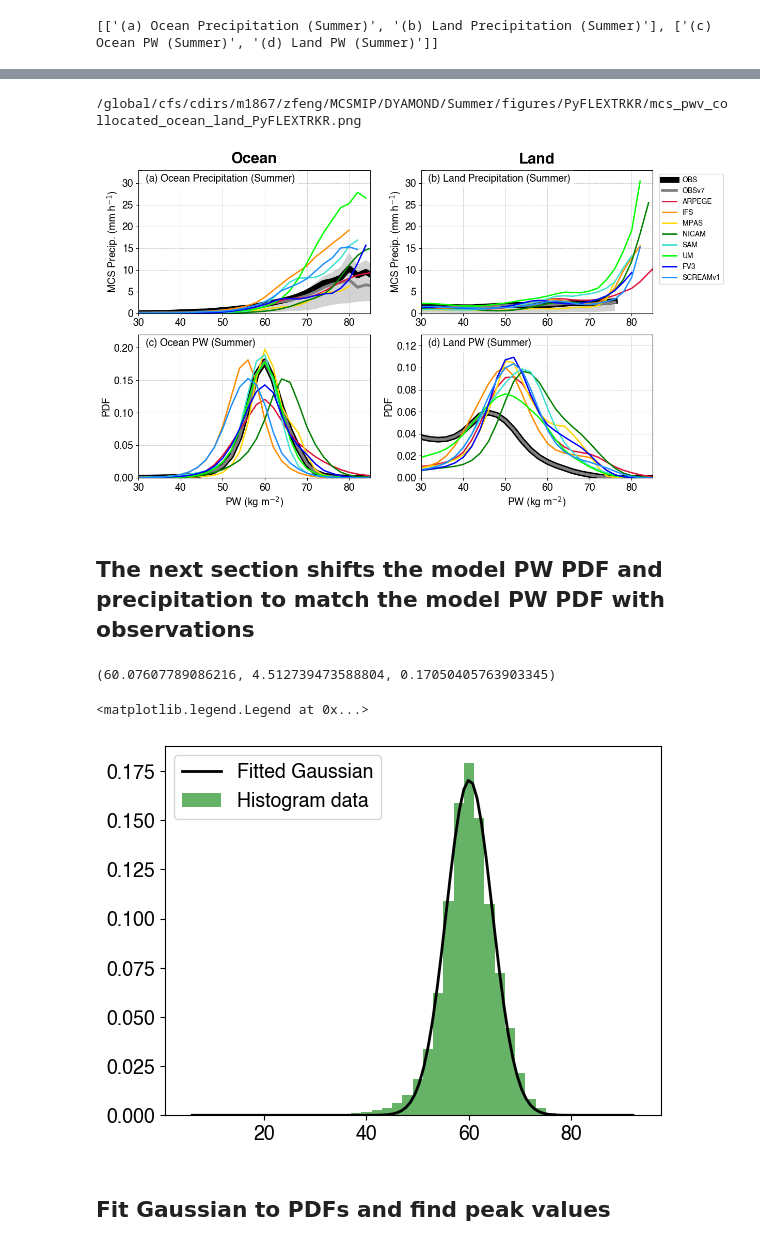
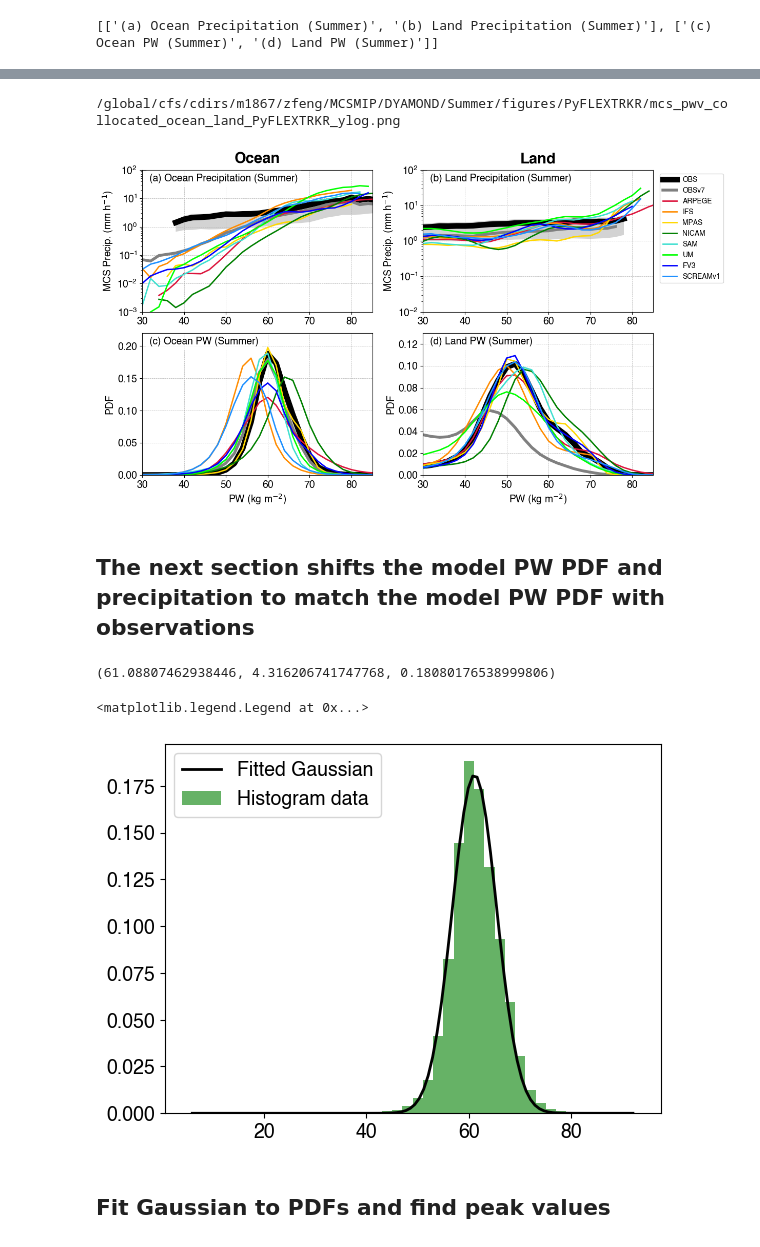
Before and after one commit to WACCEM/MCSMIP-DYAMOND, a Jupyter notebook: Notebooks/mcsmip_mcs_intqv_pair_mean_1tracker.ipynb, the cells around one changed output, grey strips where cells are left out. Drawn from its saved outputs; the diff is of its cells as text; code cells hidden in the pictures.

```diff
--- a/Notebooks/mcsmip_mcs_intqv_pair_mean_1tracker.ipynb
+++ b/Notebooks/mcsmip_mcs_intqv_pair_mean_1tracker.ipynb
@@ -157,33 +160,40 @@ ds.mcs_land.plot.line(x='bins', ax=axes[1])
 # %%
 # Min pdf threshold
 min_pdf_thresh = 1e-4
-# min_pdf_thresh = 1e-6
+# min_pdf_thresh = 0.5e-5
+
+# Min number of sample threshold
+min_ns_thresh = 10
 # %%
 # Normalize the number of samples in each bin by the total sample
 mcs_ocean_ns = ds.mcs_ocean_ns
-total_ocean_ns = ds.total_ocean_ns
+# total_ocean_ns = ds.total_ocean_ns
 mcs_ocean_pdf = mcs_ocean_ns / mcs_ocean_ns.sum(dim='bins')
-total_ocean_pdf = total_ocean_ns / total_ocean_ns.sum(dim='bins')
+# total_ocean_pdf = total_ocean_ns / total_ocean_ns.sum(dim='bins')
 
 # Filter bins with insufficient samples
-mcs_ocean = ds.mcs_ocean.where(mcs_ocean_pdf > min_pdf_thresh)
-total_ocean = ds.total_ocean.where(total_ocean_pdf > min_pdf_thresh)
+mcs_ocean = ds.mcs_ocean.where(mcs_ocean_ns > min_ns_thresh)
+# mcs_ocean = ds.mcs_ocean.where(mcs_ocean_pdf > min_pdf_thresh)
+# total_ocean = ds.total_ocean.where(total_ocean_pdf > min_pdf_thresh)
 
 # Normalize the number of samples in each bin by the total sample
 mcs_land_ns = ds.mcs_land_ns
-total_land_ns = ds.total_land_ns
+# total_land_ns = ds.total_land_ns
 mcs_land_pdf = mcs_land_ns / mcs_land_ns.sum(dim='bins')
-total_land_pdf = total_land_ns / total_land_ns.sum(dim='bins')
+# total_land_pdf = total_land_ns / total_land_ns.sum(dim='bins')
 
 # Filter bins with insufficient samples
-mcs_land = ds.mcs_land.where(mcs_land_pdf > min_pdf_thresh)
-total_land = ds.total_land.where(total_land_pdf > min_pdf_thresh)
+mcs_land = ds.mcs_land.where(mcs_land_ns > min_ns_thresh)
+# mcs_land = ds.mcs_land.where(mcs_land_pdf > min_pdf_thresh)
+# total_land = ds.total_land.where(total_land_pdf > min_pdf_thresh)
 
 # Filter interquartile value bins with insufficient samples
 mcs_ocean25 = dse_qrt.mcs_ocean_25.where(mcs_ocean_pdf.sel(source='obs') > min_pdf_thresh)
 mcs_ocean75 = dse_qrt.mcs_ocean_75.where(mcs_ocean_pdf.sel(source='obs') > min_pdf_thresh)
+mcs_ocean90 = dse_qrt.mcs_ocean_90.where(mcs_ocean_pdf.sel(source='obs') > min_pdf_thresh)
 mcs_land25 = dse_qrt.mcs_land_25.where(mcs_land_pdf.sel(source='obs') > min_pdf_thresh)
 mcs_land75 = dse_qrt.mcs_land_75.where(mcs_land_pdf.sel(source='obs') > min_pdf_thresh)
+mcs_land90 = dse_qrt.mcs_land_90.where(mcs_land_pdf.sel(source='obs') > min_pdf_thresh)
 # %%
 fig, axes = plt.subplots(1, 2, figsize=[12,5], dpi=100)
 mcs_ocean_pdf.plot.line(x='bins', ax=axes[0])
@@ -229,7 +239,7 @@ total_land.plot.line(x='bins', ax=axes[1])
 # %%
 def plot_lines_mxn(nrow, ncol, data_arr, xbin, qrt_arr,
                  titles=None, titles_loc=None, title_ha=None, xlabels=None, ylabels=None, xticks=None, legends=None, legend_loc=None, legend_ncol=None,
-                 fontsize=None, legend_fontsize=None, legend_anchor=None, xlims=None, ylims=None, col_labels=None, wspace=None, hspace=None,
+                 fontsize=None, legend_fontsize=None, legend_anchor=None, xlims=None, ylims=None, yscale=None, col_labels=None, wspace=None, hspace=None,
                  shade_dict=None, shade_qrt=None, draw_arrow=False, text_dict=None, figname=None, figsize=None, inset_flag=None):
 
     mpl.rcParams['font.size'] = fontsize
@@ -309,6 +319,7 @@ def plot_lines_mxn(nrow, ncol, data_arr, xbin, qrt_arr,
             if xticks is not None: ax.set_xticks(xticks[col])
             if ylims is not None: ax.set_ylim(ylims[row][col][0], ylims[row][col][1])
             if xlims is not None: ax.set_xlim(xlims[col][0], xlims[col][1])
+            if yscale is not None: ax.set_yscale(yscale[row][col])
             # ax.set_title(titles[row][col], loc='left')
             # Make title within the axis
             flabel = ax.text(titles_loc[0], titles_loc[1], titles[row][col], ha=title_ha, transform=ax.transAxes, fontsize=fontsize)
@@ -356,40 +414,40 @@ qrt_arr = [
     [(mcs_ocean25, mcs_ocean75), (mcs_land25, mcs_land75)],
     [None, None],
 ]
 xbin = mcs_ocean.bins
 legends = name_map
 nrow = len(data_arr)
 ncol = 2
 col_labels = ['Ocean', 'Land']
 titles_loc = [0.03, 0.92]
 title_ha = 'left'
 xlabels = ['PW (kg m$^{-2}$)','PW (kg m$^{-2}$)']
 ylabels = [['MCS Precip. (mm h$^{-1}$)', 'MCS Precip. (mm h$^{-1}$)'],['PDF', 'PDF']]
 xticks = None
 xlims = [(30,85),(30,85)]
-ylims = [[(0,33),(0,33)],[(0,0.22),(0,0.13)]]
+# ylims = [[(0,33),(0,33)],[(0,0.22),(0,0.13)]]
+ylims = [[(1e-3,100),(1e-2,100)],[(0,0.22),(0,0.13)]]
+yscale = [['log','log'],['linear','linear']]
 
 legend_loc = 'upper right'
 legend_ncol = 1
 legend_anchor = (1.32, 1)
 fontsize = 14
 legend_fontsize = 10
 figsize = [12,7]
 wspace = 0.22
 hspace = 0.15
-# text_dict = {'text': f'{diameter_km:.0f}km', 'x': 1.0, 'y':0.96, 'ha':'right', 'va':'center', 'fontsize':fontsize*1.5}
 text_dict = None
-# shade_dict = {'xmin':60, 'xmax':70, 'color':'lightskyblue', 'alpha':0.2}
 shade_dict = None
-figname = f'{figdir}mcs_pwv_collocated_ocean_land_{tracker}.png'
+figname = f'{figdir}mcs_pwv_collocated_ocean_land_{tracker}_ylog.png'
 print(figname)
 fig = plot_lines_mxn(nrow, ncol, data_arr, xbin, qrt_arr,
                    titles=titles, titles_loc=titles_loc, title_ha=title_ha, xlabels=xlabels, ylabels=ylabels, xticks=xticks, legends=legends, legend_loc=legend_loc, legend_ncol=legend_ncol,
-                   fontsize=fontsize, legend_fontsize=legend_fontsize, legend_anchor=legend_anchor, xlims=xlims, ylims=ylims, col_labels=col_labels, wspace=wspace, hspace=hspace,
+                   fontsize=fontsize, legend_fontsize=legend_fontsize, legend_anchor=legend_anchor, xlims=xlims, ylims=ylims, yscale=yscale, col_labels=col_labels, wspace=wspace, hspace=hspace,
                    shade_dict=shade_dict, shade_qrt=True, draw_arrow=False, text_dict=text_dict, figname=figname, figsize=figsize)
 # %% [output]
-/global/cfs/cdirs/m1867/zfeng/MCSMIP/DYAMOND/Summer/figures/PyFLEXTRKR/mcs_pwv_collocated_ocean_land_PyFLEXTRKR.png
+/global/cfs/cdirs/m1867/zfeng/MCSMIP/DYAMOND/Summer/figures/PyFLEXTRKR/mcs_pwv_collocated_ocean_land_PyFLEXTRKR_ylog.png
-[figure, old version]
+[figure, new version]
 # %% [markdown]
 ## The next section shifts the model PW PDF and precipitation to match the model PW PDF with observations
 # %%
@@ -418,7 +476,7 @@ def find_peak_value(bin_centers, histogram_values):
 mu, sigma, A = find_peak_value(xbin, mcs_ocean_pdf.sel(source='obs').values)
 mu, sigma, A
 # %% [output]
-(60.07607789086216, 4.512739473588804, 0.17050405763903345)
+(61.08807462938446, 4.316206741747768, 0.18080176538999806)
 # %%
 # Plot the histogram and the fitted Gaussian function
 plt.bar(xbin, mcs_ocean_pdf.sel(source='obs'), width=(xbin[1] - xbin[0]), alpha=0.6, color='g', label='Histogram data')
@@ -427,7 +485,7 @@ plt.plot(x, gaussian(x, mu, sigma, A), 'k', linewidth=2, label='Fitted Gaussian'
 plt.legend()
 # %% [output]
 <matplotlib.legend.Legend at 0x...>
-[figure, old version]
+[figure, new version]
 # %% [markdown]
 ## Fit Gaussian to PDFs and find peak values
 # %%
```
Also changed, not shown: parts of 15 cells of this notebook, 8 other files.
